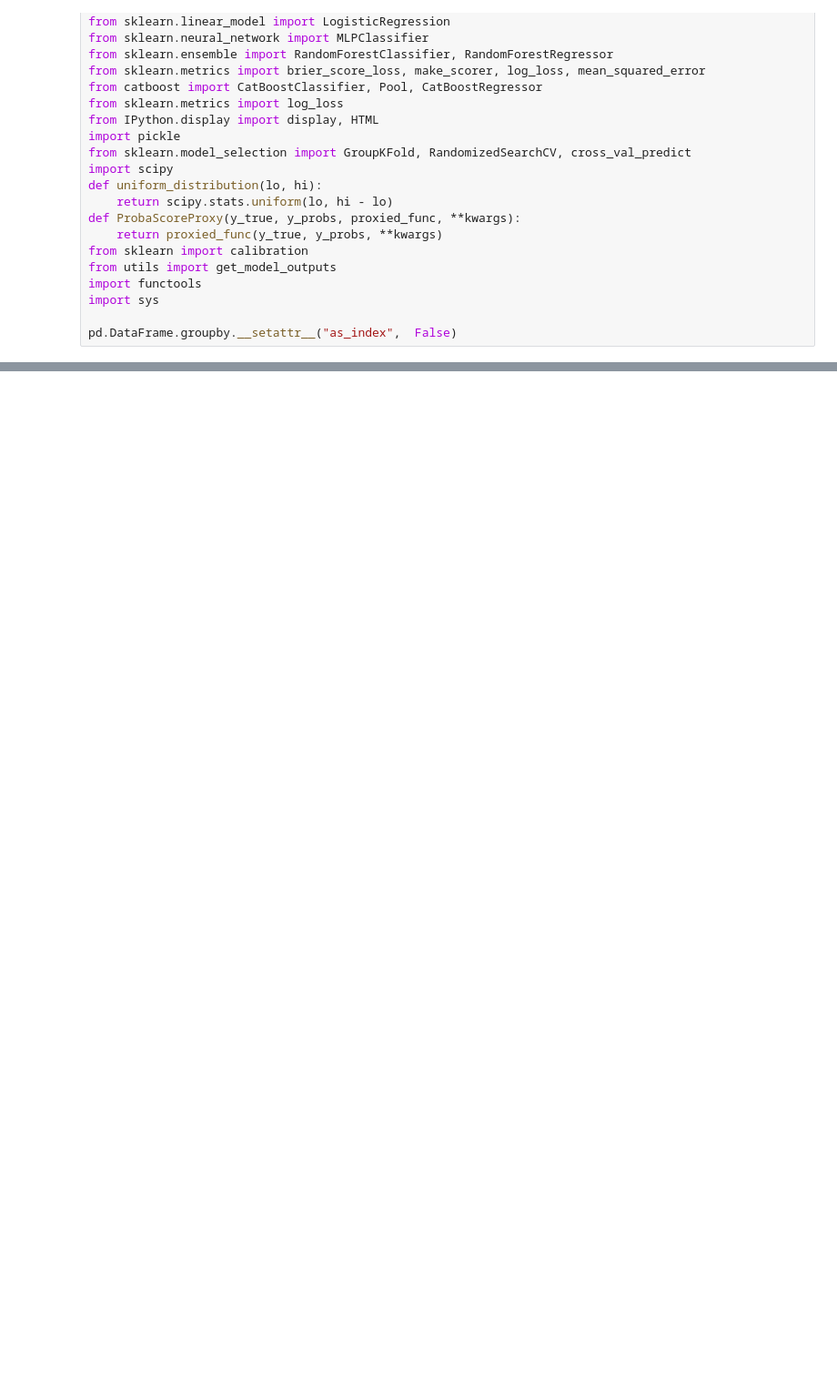
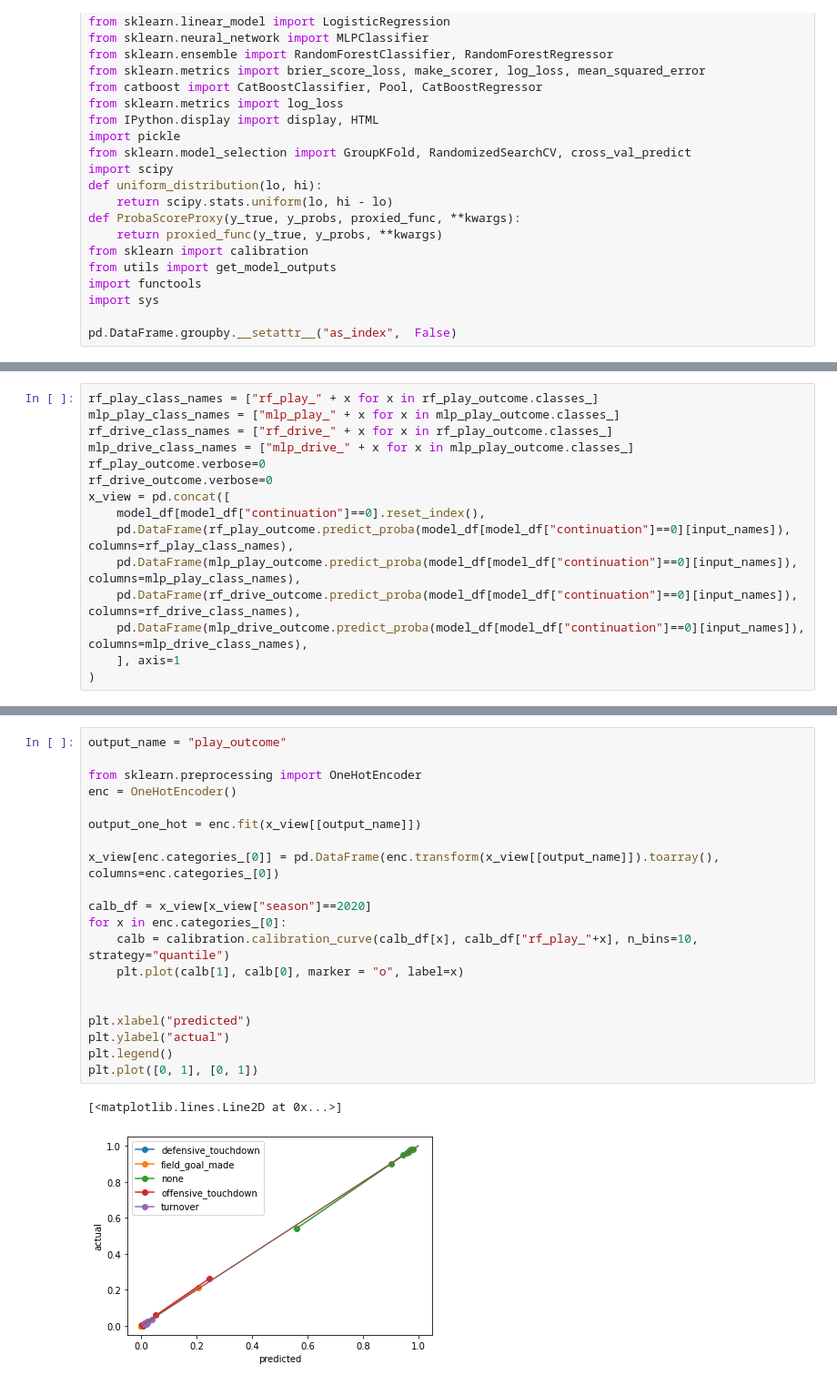
Before and after one commit to lucas-haupt/nfl-live-win-probability, a Jupyter notebook: notebooks/build_advance_models.ipynb, the cells around one changed output, grey strips where cells are left out. Shown at 91% size. Drawn from its saved outputs; the diff is of its cells as text; blank space fills up the shorter version.

Commit message:
New models

```diff
--- a/notebooks/build_advance_models.ipynb
+++ b/notebooks/build_advance_models.ipynb
@@ -151,0 +240,15 @@ x_view
+# %%
+rf_play_class_names = ["rf_play_" + x for x in rf_play_outcome.classes_]
+mlp_play_class_names = ["mlp_play_" + x for x in mlp_play_outcome.classes_]
+rf_drive_class_names = ["rf_drive_" + x for x in rf_play_outcome.classes_]
+mlp_drive_class_names = ["mlp_drive_" + x for x in mlp_play_outcome.classes_]
+rf_play_outcome.verbose=0
+rf_drive_outcome.verbose=0
+x_view = pd.concat([
+    model_df[model_df["continuation"]==0].reset_index(),
+    pd.DataFrame(rf_play_outcome.predict_proba(model_df[model_df["continuation"]==0][input_names]), columns=rf_play_class_names),
+    pd.DataFrame(mlp_play_outcome.predict_proba(model_df[model_df["continuation"]==0][input_names]), columns=mlp_play_class_names),
+    pd.DataFrame(rf_drive_outcome.predict_proba(model_df[model_df["continuation"]==0][input_names]), columns=rf_drive_class_names),
+    pd.DataFrame(mlp_drive_outcome.predict_proba(model_df[model_df["continuation"]==0][input_names]), columns=mlp_drive_class_names),
+    ], axis=1
+)
@@ -151,0 +315,23 @@ x_view
+# %%
+output_name = "play_outcome"
+
+from sklearn.preprocessing import OneHotEncoder
+enc = OneHotEncoder()
+
+output_one_hot = enc.fit(x_view[[output_name]])
+
+x_view[enc.categories_[0]] = pd.DataFrame(enc.transform(x_view[[output_name]]).toarray(), columns=enc.categories_[0])
+
+calb_df = x_view[x_view["season"]==2020]
+for x in enc.categories_[0]:
+    calb = calibration.calibration_curve(calb_df[x], calb_df["rf_play_"+x], n_bins=10, strategy="quantile")
+    plt.plot(calb[1], calb[0], marker = "o", label=x)
+
+
+plt.xlabel("predicted")
+plt.ylabel("actual")
+plt.legend()
+plt.plot([0, 1], [0, 1])
+# %% [output]
+[<matplotlib.lines.Line2D at 0x...>]
+[figure, added]
```
Also changed, not shown: parts of 27 cells of this notebook, 1 other file.
